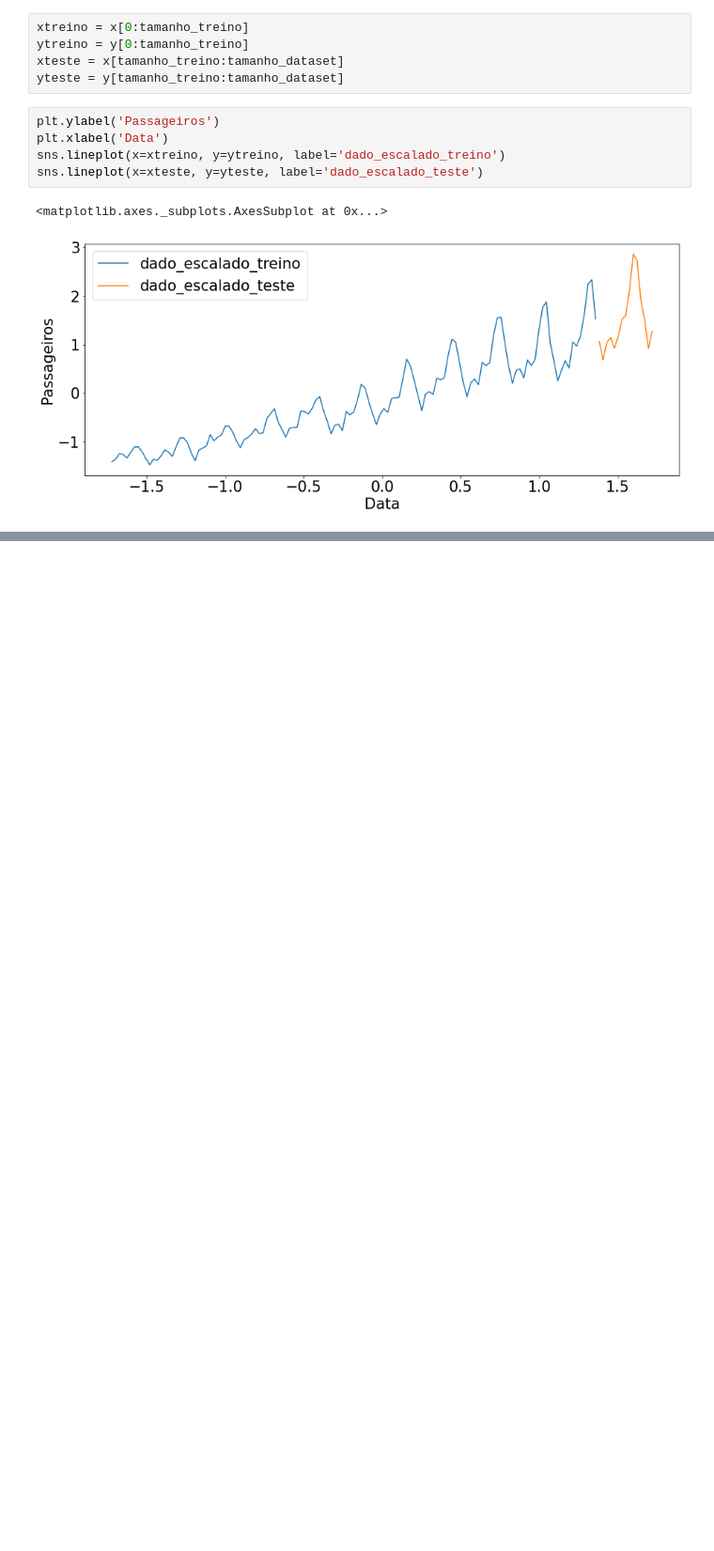
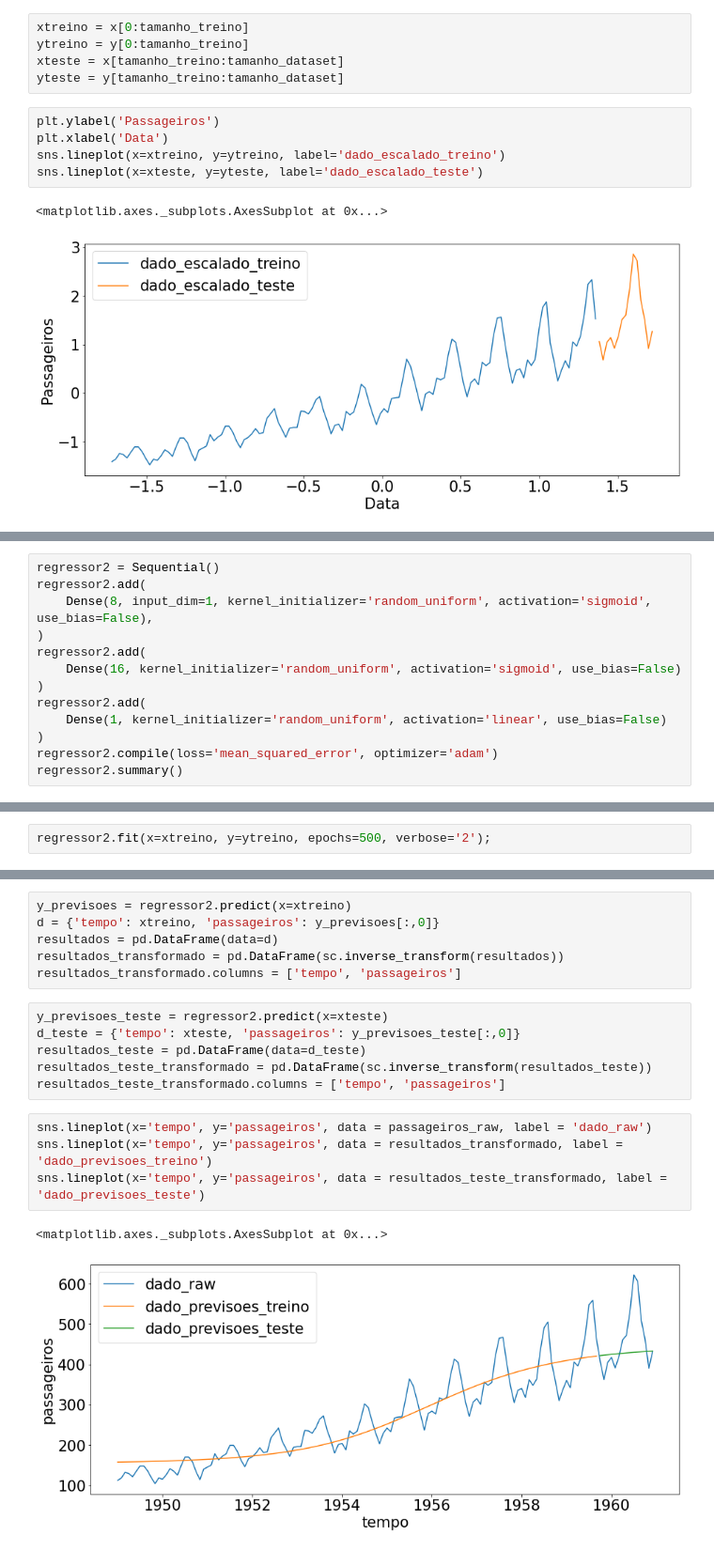
Before and after one commit to Maysk/data_science_alura, a Jupyter notebook: deep_learning_previsao_keras/previsao_notebook.ipynb, the cells around one changed output, grey strips where cells are left out. Shown: that part at 94% size. Drawn from its saved outputs; the diff is of its cells as text; blank space fills up the shorter version.

```diff
--- a/deep_learning_previsao_keras/previsao_notebook.ipynb
+++ b/deep_learning_previsao_keras/previsao_notebook.ipynb
@@ -63,0 +122,13 @@ sns.lineplot(x=xteste, y=yteste, label='dado_escalado_teste')
+# %%
+regressor2 = Sequential()
+regressor2.add(
+    Dense(8, input_dim=1, kernel_initializer='random_uniform', activation='sigmoid', use_bias=False),
+)
+regressor2.add(
+    Dense(16, kernel_initializer='random_uniform', activation='sigmoid', use_bias=False)
+)
+regressor2.add(
+    Dense(1, kernel_initializer='random_uniform', activation='linear', use_bias=False)
+)
+regressor2.compile(loss='mean_squared_error', optimizer='adam')
+regressor2.summary()
@@ -63,0 +151,2 @@ sns.lineplot(x=xteste, y=yteste, label='dado_escalado_teste')
+# %%
+regressor2.fit(x=xtreino, y=ytreino, epochs=500, verbose='2');
@@ -63,0 +171,19 @@ sns.lineplot(x=xteste, y=yteste, label='dado_escalado_teste')
+# %%
+y_previsoes = regressor2.predict(x=xtreino)
+d = {'tempo': xtreino, 'passageiros': y_previsoes[:,0]}
+resultados = pd.DataFrame(data=d)
+resultados_transformado = pd.DataFrame(sc.inverse_transform(resultados))
+resultados_transformado.columns = ['tempo', 'passageiros']
+# %%
+y_previsoes_teste = regressor2.predict(x=xteste)
+d_teste = {'tempo': xteste, 'passageiros': y_previsoes_teste[:,0]}
+resultados_teste = pd.DataFrame(data=d_teste)
+resultados_teste_transformado = pd.DataFrame(sc.inverse_transform(resultados_teste))
+resultados_teste_transformado.columns = ['tempo', 'passageiros']
+# %%
+sns.lineplot(x='tempo', y='passageiros', data = passageiros_raw, label = 'dado_raw')
+sns.lineplot(x='tempo', y='passageiros', data = resultados_transformado, label = 'dado_previsoes_treino')
+sns.lineplot(x='tempo', y='passageiros', data = resultados_teste_transformado, label = 'dado_previsoes_teste')
+# %% [output]
+<matplotlib.axes._subplots.AxesSubplot at 0x...>
+[figure, added]
```
Also changed, not shown: parts of 10 cells of this notebook.
